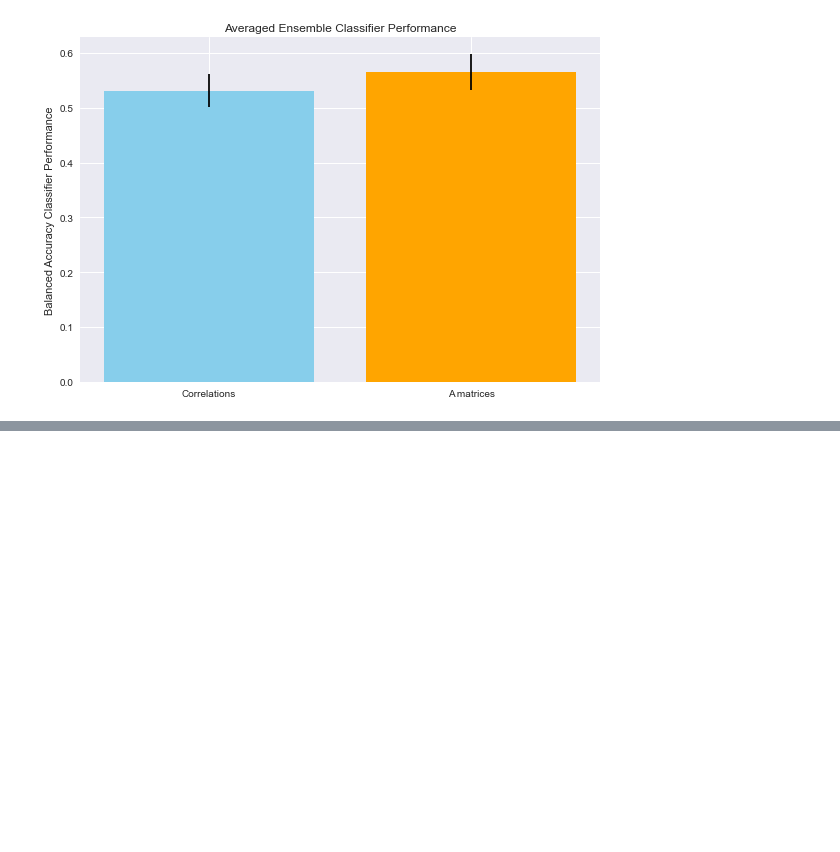
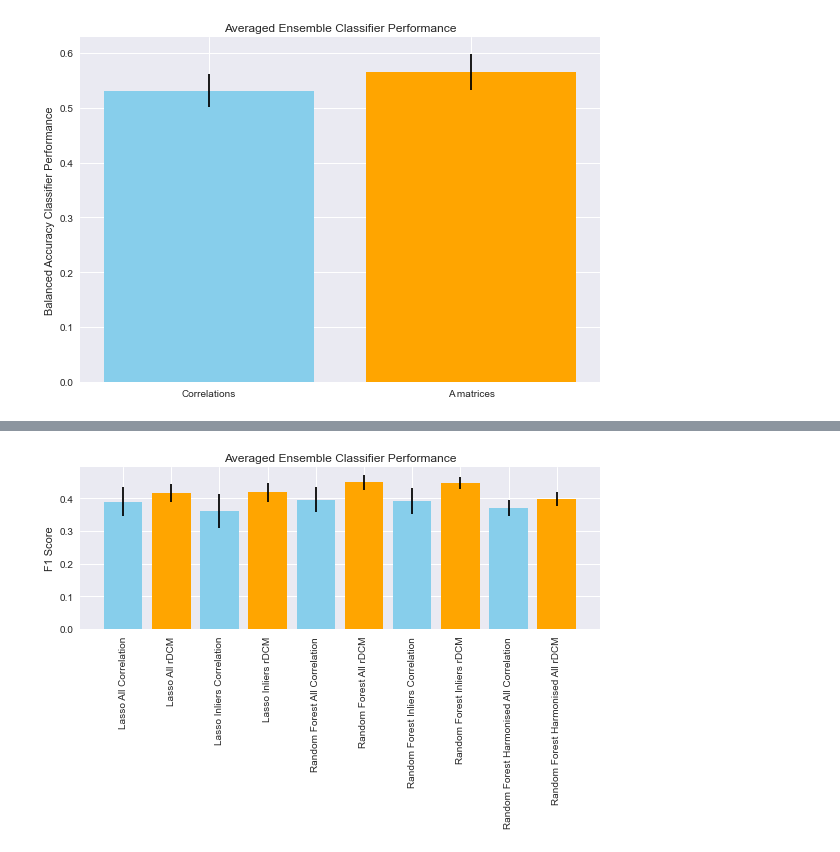
Before and after one commit to Dominic-DallOsto/translational-neuromodelling-mdd, a Jupyter notebook: Dataset Analysis/Stats_on_Classifiers.ipynb, the cells around one changed output, grey strips where cells are left out. Drawn from its saved outputs; the diff is of its cells as text; code cells hidden in the pictures; blank space fills up the shorter version.

```diff
--- a/Dataset Analysis/Stats_on_Classifiers.ipynb
+++ b/Dataset Analysis/Stats_on_Classifiers.ipynb
@@ -505,0 +577,29 @@ plt.show()
+# %%
+plt.style.use('seaborn')
+
+plt.bar(1,mean_all_corr_lasso_test_f1, yerr=std_all_corr_lasso_test_f1, color='skyblue')
+plt.bar(2,mean_all_a_lasso_test_f1, yerr=std_all_a_lasso_test_f1, color='orange')
+
+plt.bar(3,mean_inliers_corr_lr_f1, yerr=std_inliers_corr_lr_f1, color='skyblue')
+plt.bar(4,mean_inliers_a_lr_f1, yerr=std_inliers_a_lr_f1, color='orange')
+
+plt.bar(5,mean_all_corr_rf_test_f1, yerr=std_all_corr_rf_test_f1, color='skyblue')
+plt.bar(6,mean_all_a_rf_test_f1, yerr=std_all_a_rf_test_f1, color='orange')
+
+plt.bar(7,mean_inliers_corr_rf_f1, yerr=std_inliers_corr_rf_f1, color='skyblue')
+plt.bar(8,mean_inliers_a_rf_f1, yerr=std_inliers_a_rf_f1, color='orange')
+
+plt.bar(9,mean_all_corr_harm_rf_f1, yerr=std_all_corr_harm_rf_f1, color='skyblue')
+plt.bar(10,mean_all_a_harm_rf_f1, yerr=std_all_a_harm_rf_f1, color='orange')
+
+plt.xticks(np.arange(1,11))
+ax = plt.gca()
+ax.set_xticklabels(['Lasso All Correlation','Lasso All rDCM','Lasso Inliers Correlation','Lasso Inliers rDCM','Random Forest All Correlation', \
+'Random Forest All rDCM','Random Forest Inliers Correlation','Random Forest Inliers rDCM','Random Forest Harmonised All Correlation','Random Forest Harmonised All rDCM'],rotation=90)
+plt.ylabel('F1 Score')
+plt.title('Averaged Ensemble Classifier Performance')
+plt.tight_layout()
+plt.savefig('classifier-f1.png')
+plt.show()
+# %% [output]
+[figure, added]
```
Also changed, not shown: parts of 3 cells of this notebook, 2 other files.
